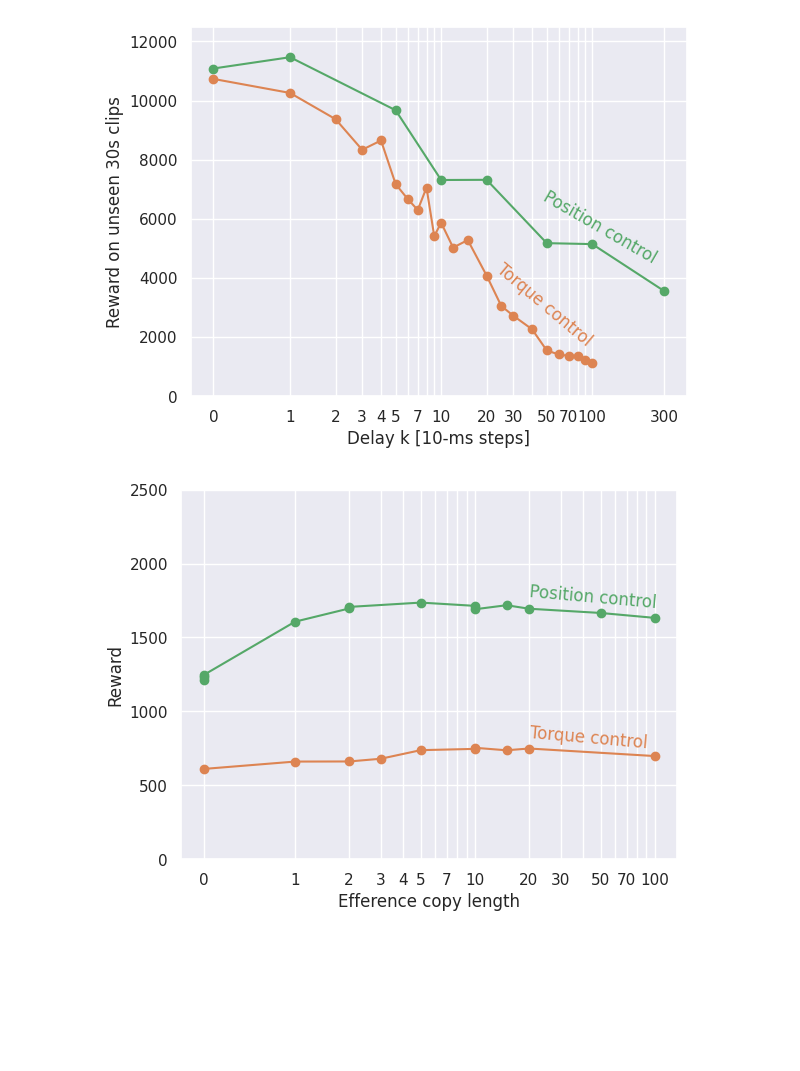
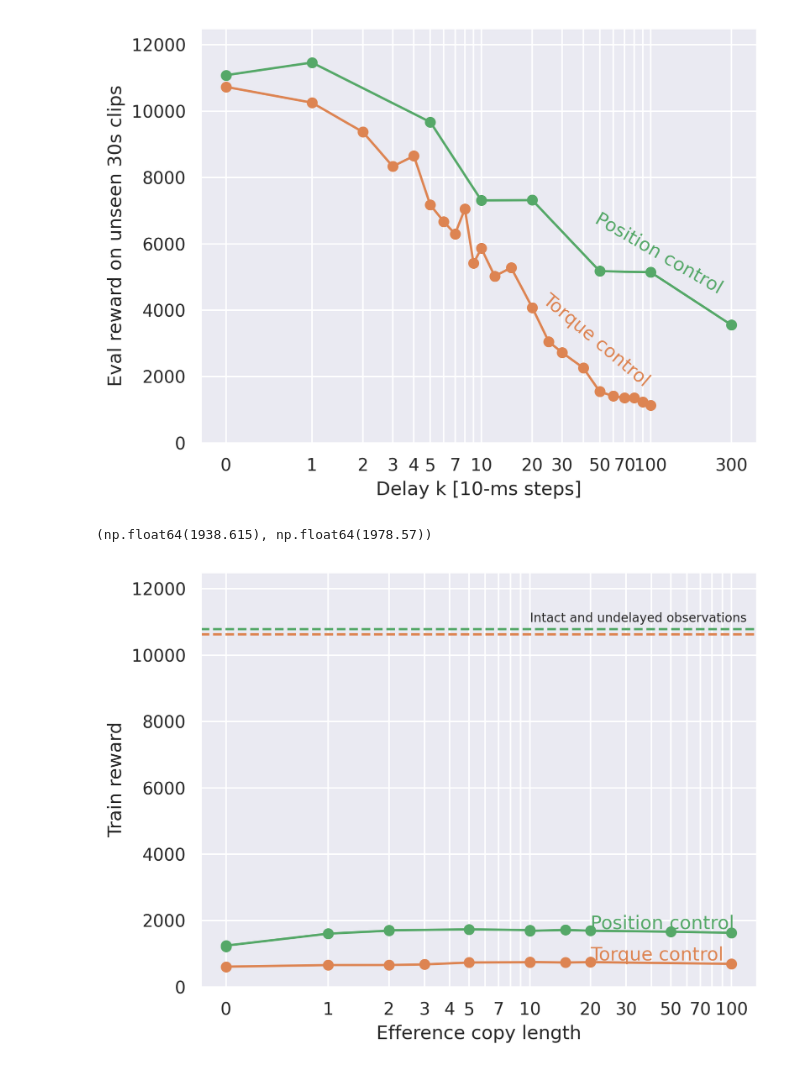
Before and after one commit to emiwar/vnl-experiments, a Jupyter notebook: position_control_plots.ipynb, the cells around one changed output. Saved outputs shown, nothing was run; the diff lists cells and outputs as text; code cells hidden in the pictures; blank space fills up the shorter version.

Commit message:
Cosmetic updates to the manual plots for the meeting.

```diff
--- a/position_control_plots.ipynb
+++ b/position_control_plots.ipynb
@@ -29,9 +30,10 @@ plt.show()
 # %%
+plt.figure(dpi=300)
 plt.semilogx(regular_pos.index, regular_pos.new_eval_reward, 'o-', color="C2")
 plt.semilogx(regular_torque.index, regular_torque.new_eval_reward, 'o-', color="C1")
 plt.ylim(0, 12500)
 plt.xlabel("Delay k [10-ms steps]")
-plt.ylabel("Reward on unseen 30s clips")
+plt.ylabel("Eval reward on unseen 30s clips")
 xticks = [0.311, 1,2,3,4,5,6,7,8,9,10,20,30,40,50,60,70,80,90,100,300]
 xticklabels = [0, 1,2,3,4,5,"",7,"","",10,20,30,"",50,"",70,"","",100,300]
 plt.xticks(xticks,xticklabels)
@@ -41,7 +43,7 @@ plt.text(22, 1700, "Torque control", rotation=-40, color="C1")
 #plt.text(12, 1400, "LSTM decoder", color="C4", rotation=-45)
 plt.show()
 # %% [output]
-[figure, old version]
+[figure, new version]
 # %%
 open_loop_data = pd.read_csv("analysis/efference-copy-vs-proprioception/data.csv")
 open_loop_data.loc[open_loop_data.efference_length==0, "efference_length"] = 0.311 #Cosmetic, for log x-axis
@@ -52,16 +56,26 @@ torque_noproprio = open_loop_data[open_loop_data.condition=="torque_noproprio"]
+# %%
+pos_intact, torque_intact
+# %% [output]
+(np.float64(1938.615), np.float64(1978.57))
 # %%
+pos_intact_new = open_loop_data[open_loop_data.condition=="pos_intact"].new_eval_reward.mean()
+torque_intact_new = open_loop_data[open_loop_data.condition=="torque_intact"].new_eval_reward.mean()
+plt.figure(dpi=300)
 plt.semilogx(torque_noproprio.efference_length, torque_noproprio.reward_600M, '-o', color="C1")
 plt.semilogx(pos_noproprio.efference_length, pos_noproprio.reward_600M, '-o', color="C2")
-plt.ylim(0, 2500)
+plt.ylim(0, 12500)
 plt.xlabel("Efference copy length")
-plt.ylabel("Reward")
+plt.ylabel("Train reward")
 xticks = [0.311, 1,2,3,4,5,6,7,8,9,10,20,30,40,50,60,70,80,90,100]
 xticklabels = [0, 1,2,3,4,5,"",7,"","",10,20,30,"",50,"",70,"","",100]
 plt.xticks(xticks,xticklabels)
 plt.legend(frameon=False)
-plt.text(20, 1700, "Position control", rotation=-5, color="C2")
-plt.text(20, 750, "Torque control", rotation=-5, color="C1")
+plt.text(20, 1750, "Position control", rotation=0, color="C2")
+plt.text(20, 800, "Torque control", rotation=0, color="C1")
+plt.axhline(pos_intact_new, ls='--', color="C2")
+plt.axhline(torque_intact_new, ls='--', color="C1")
+plt.text(10, 11000, "Intact and undelayed observations", fontsize=8)
 #plt.text(12, 1400, "LSTM decoder", color="C4", rotation=-45)
 plt.show()
 # %% [output]
-[figure, old version]
+[figure, new version]
```
Also changed, not shown: parts of 5 cells of this notebook.
